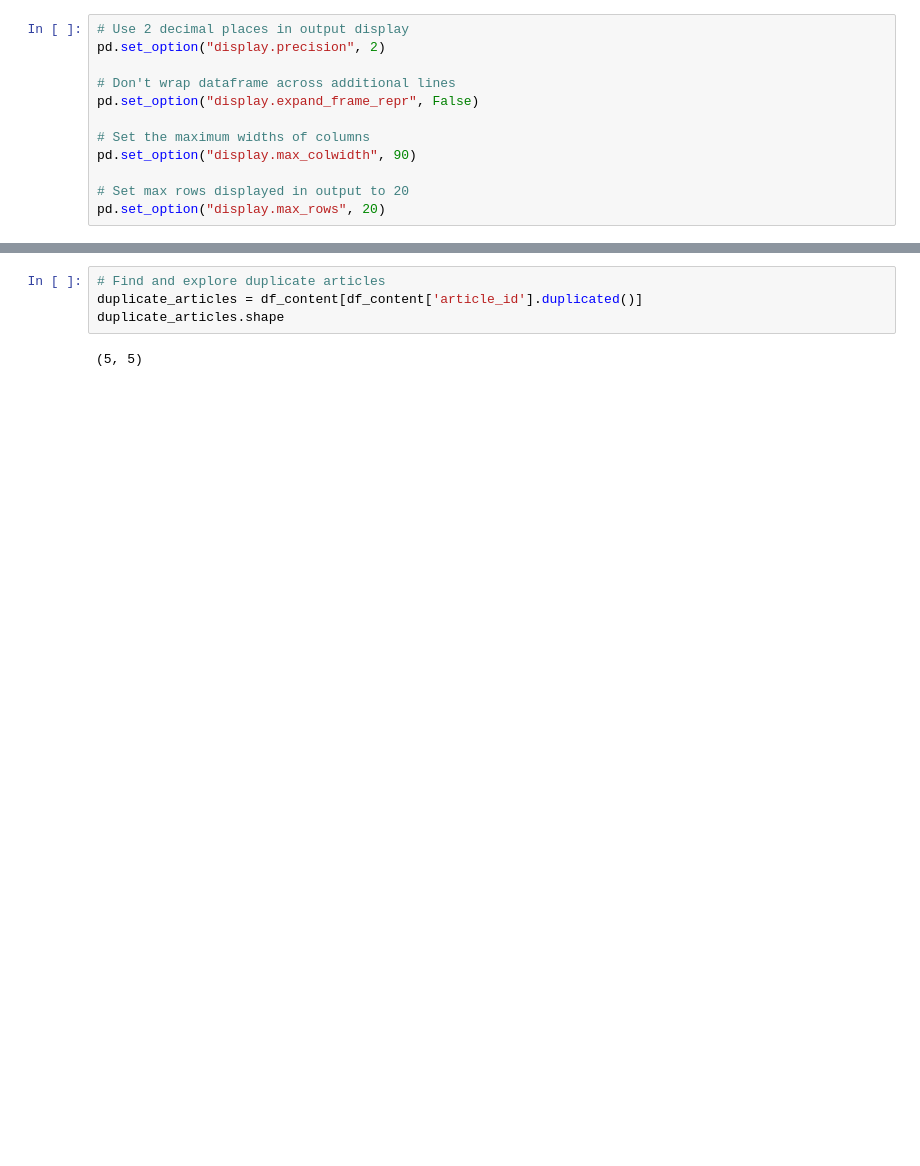
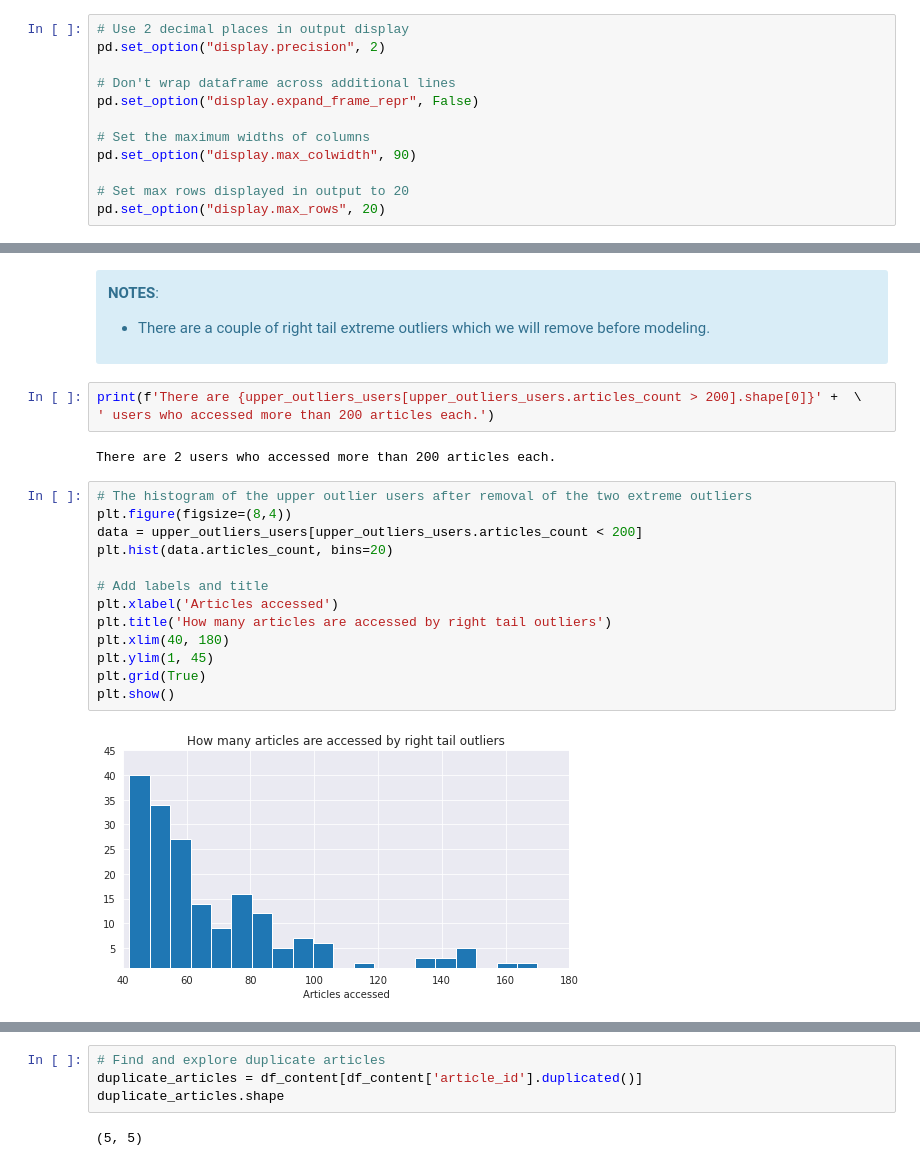
Before and after one commit to SolanaO/Recommendation_Systems, a Jupyter notebook: Recommendations_with_IBM.ipynb, the cells around one changed output, grey strips where cells are left out. Drawn from its saved outputs; the diff is of its cells as text; blank space fills up the shorter version.

```diff
--- a/Recommendations_with_IBM.ipynb
+++ b/Recommendations_with_IBM.ipynb
@@ -229,0 +271,29 @@ The maximum number of user-article interactions by any user is 364.
+# %% [markdown]
+<div class="alert alert-block alert-info">
+
+<b>NOTES</b>:
+    <ul>
+        <li>There are a couple of right tail extreme outliers which we will remove before modeling.</li>
+    </ul>
+
+</div>
+# %%
+print(f'There are {upper_outliers_users[upper_outliers_users.articles_count > 200].shape[0]}' +  \
+' users who accessed more than 200 articles each.')
+# %% [output]
+There are 2 users who accessed more than 200 articles each.
+# %%
+# The histogram of the upper outlier users after removal of the two extreme outliers
+plt.figure(figsize=(8,4))
+data = upper_outliers_users[upper_outliers_users.articles_count < 200]
+plt.hist(data.articles_count, bins=20)
+
+# Add labels and title
+plt.xlabel('Articles accessed')
+plt.title('How many articles are accessed by right tail outliers')
+plt.xlim(40, 180)
+plt.ylim(1, 45)
+plt.grid(True)
+plt.show()
+# %% [output]
+[figure, added]
```
Also changed, not shown: parts of 101 cells of this notebook.
